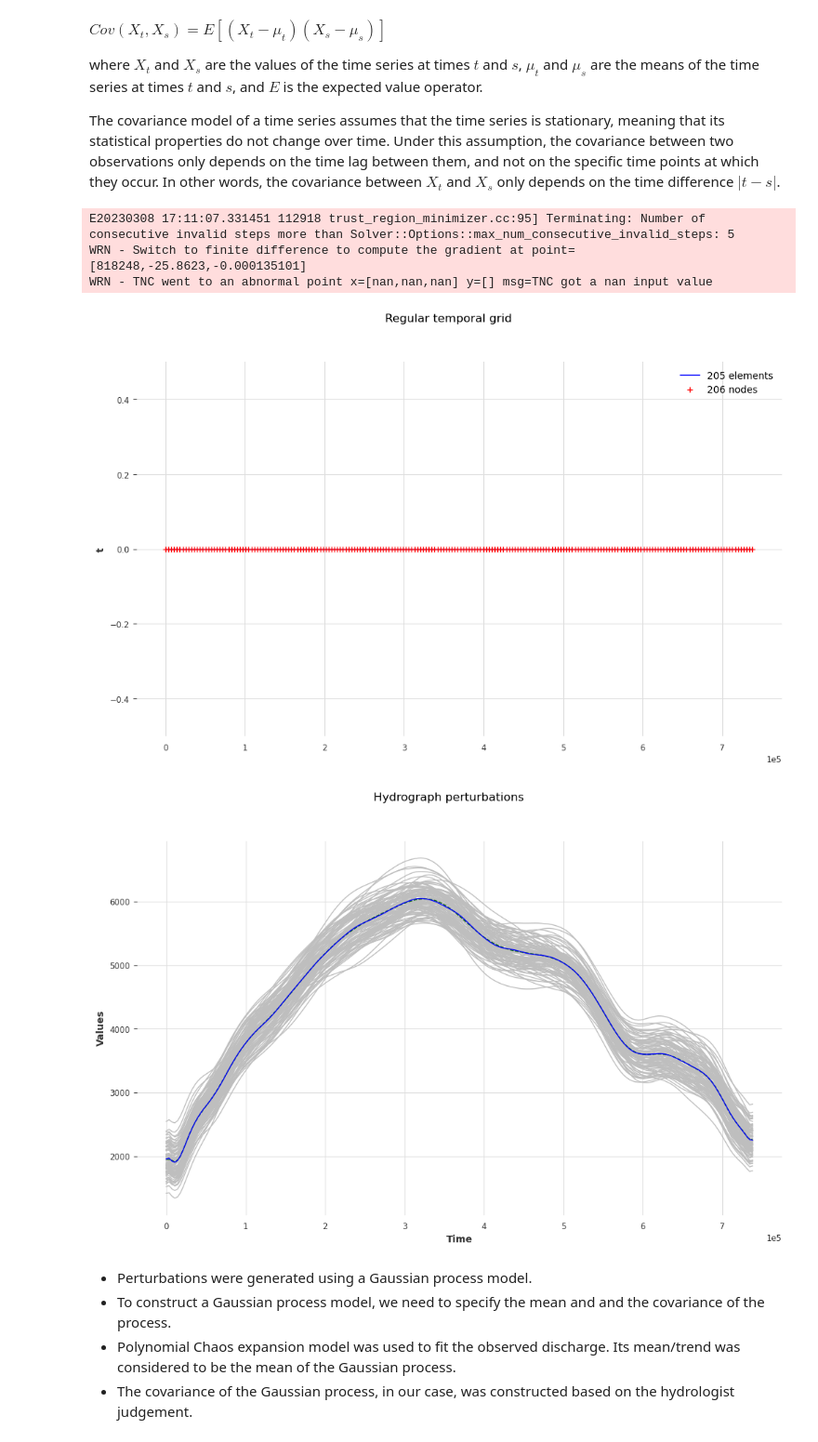
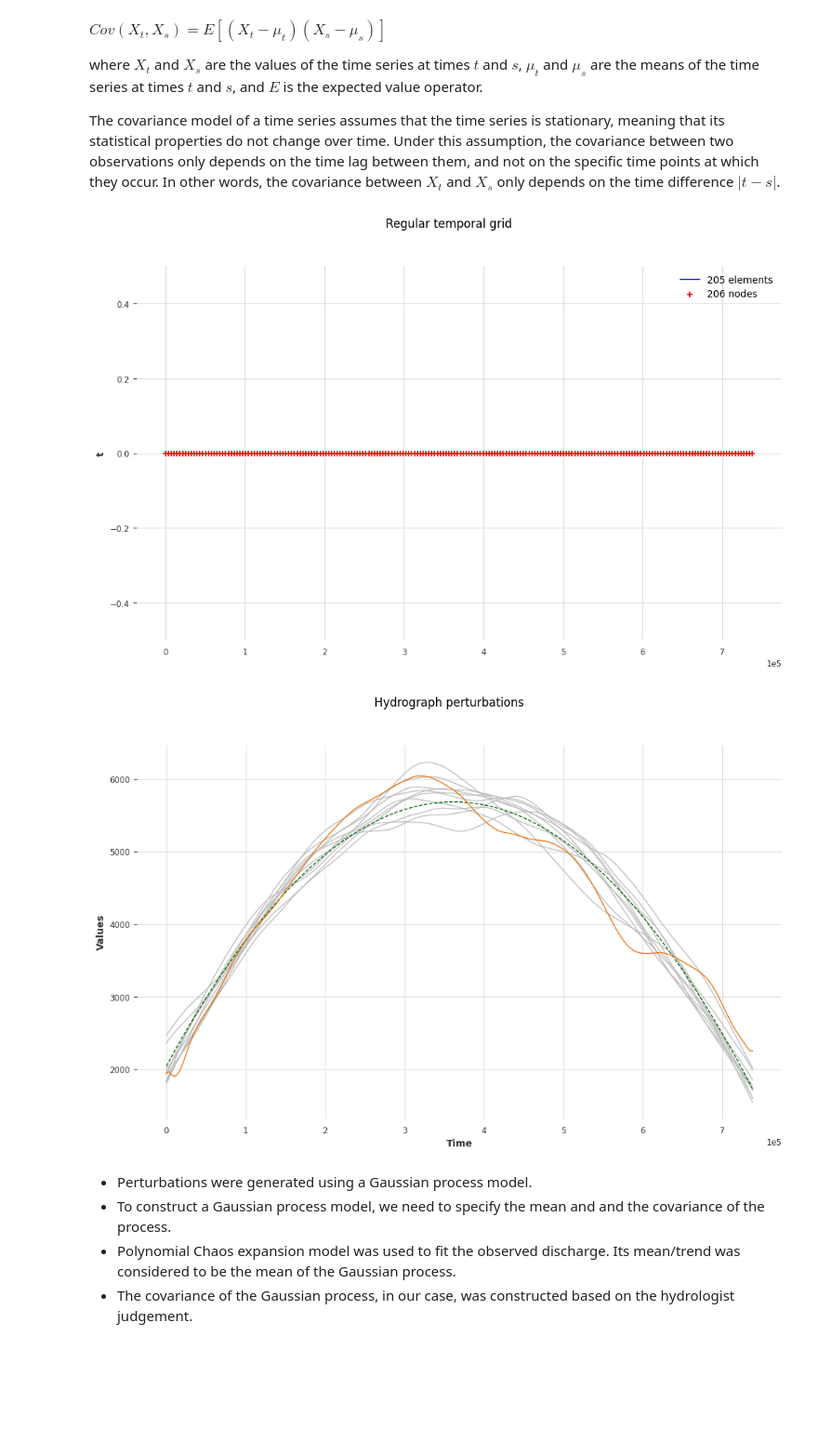
Before and after one commit to Nabizeus/MOOC, a Jupyter notebook: tier_3/observations/obs-env.ipynb, the cells around one changed output. Shown at 93% size. Cells and saved outputs as stored; diff of their text form; code cells hidden in the pictures; blank space fills up the shorter version.

```diff
--- a/tier_3/observations/obs-env.ipynb
+++ b/tier_3/observations/obs-env.ipynb
@@ -177,42 +202,39 @@ view = ot.viewer.View(graph)
 #----------------------------------------------------------------#
 # Identify the time series with a Polynomial Chaos Expansion     #
 #----------------------------------------------------------------#
-max_poly_degree = 25
+max_poly_degree = 2
 ot.ResourceMap.SetAsUnsignedInteger("FunctionalChaosAlgorithm-MaximumTotalDegree", max_poly_degree)
 algo = ot.FunctionalChaosAlgorithm(t, q)
 algo.run()
 trend = algo.getResult().getMetaModel()
 
 #-------------------------------------------------------#
 # Calibrate the covariance model using expert knowledge #
 #-------------------------------------------------------#
 # The Matern covariance function is commonly used as a kernel function in a Gaussian Process.
 amplitude = [200] # We assume that, on average, the difference of discharge between two observations is 200 m3/s
 scale = [86400] # We assume that the correlation length is of 1 day
 nu = 5/2
 covarianceModel = ot.MaternModel(scale, amplitude, nu)
 
 #------------------------------------------------------------------#
 # Create a Gaussian process to get realizations past the last time #
 #------------------------------------------------------------------#
 process = ot.GaussianProcess(ot.TrendTransform(trend, myTimeGrid), covarianceModel, myTimeGrid)
-nb = 100 # number of desired perturbations
+nb = 10 # number of desired perturbations
 sample = process.getSample(nb)
 g = sample.drawMarginal(0)
 g.setColors(["gray"]) # Perturbations are plotted in solid gray lines
 c = trend.draw(myTimeGrid.getVertices()[0], myTimeGrid.getVertices()[-1]).getDrawable(0)
 c.setLineStyle("dashed")
 c.setColor("darkgreen") # Polynomial model is plotted in dashed green line
 g.add(c)
 g.add(ot.Curve(t,q)) # Observed discharge in blue
 g.setTitle("Hydrograph perturbations")
 ot.Show(g)
 # %% [output]
-E20230308 17:11:07.331451 112918 trust_region_minimizer.cc:95] Terminating: Number of consecutive invalid steps more than Solver::Options::max_num_consecutive_invalid_steps: 5
-WRN - Switch to finite difference to compute the gradient at point=[818248,-25.8623,-0.000135101]
-WRN - TNC went to an abnormal point x=[nan,nan,nan] y=[] msg=TNC got a nan input value
 [figure]
-[figure, old version]
+[figure, new version]
 # %% [markdown]
 - Perturbations were generated using a Gaussian process model.
 - To construct a Gaussian process model, we need to specify the mean and and the covariance of the process.
```
Also changed, not shown: parts of 18 cells of this notebook.
